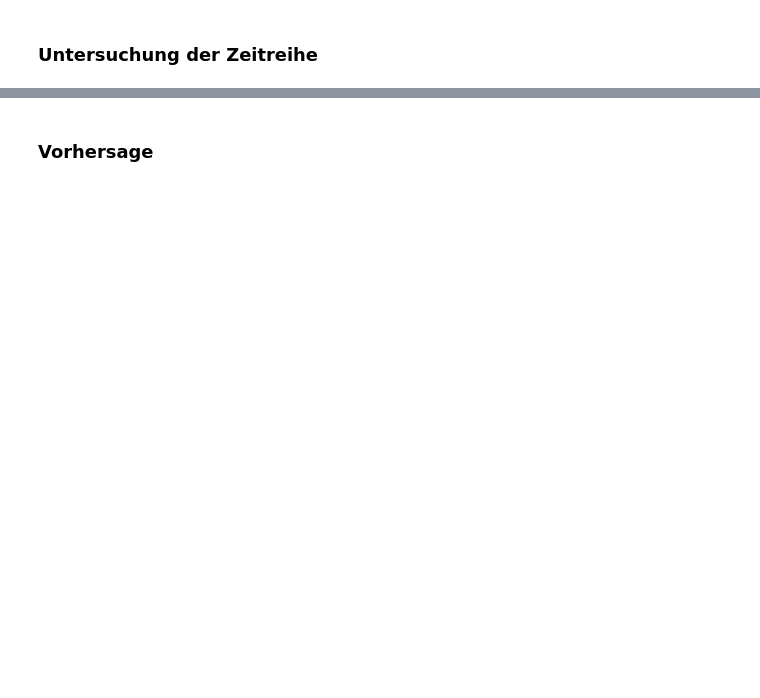
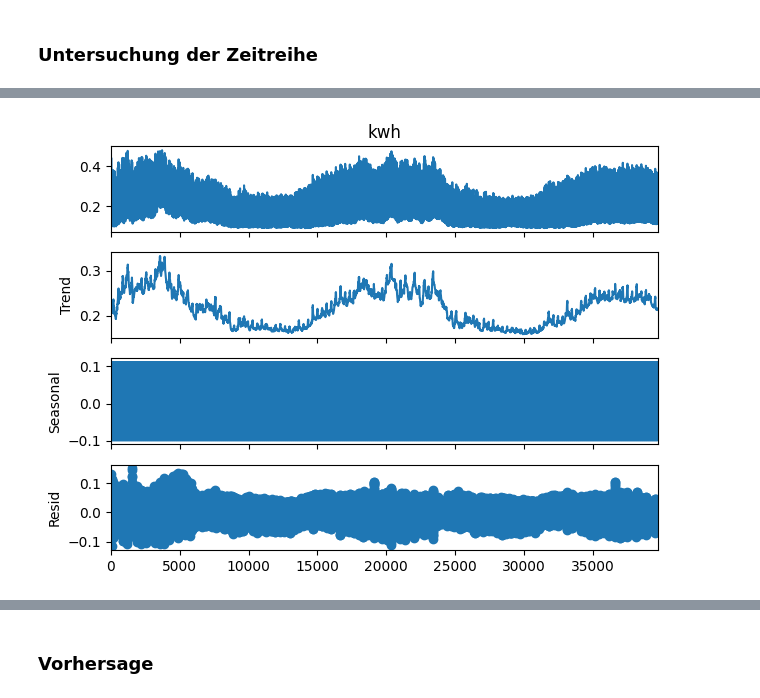
Before and after one commit to vasv1011/semester-3-projekte, a Jupyter notebook: Abgabe 1/analyse.ipynb, the cells around one changed output, grey strips where cells are left out. Cells and saved outputs as stored; diff of their text form; code cells hidden in the pictures; blank space fills up the shorter version.

```diff
--- a/Abgabe 1/analyse.ipynb
+++ b/Abgabe 1/analyse.ipynb
@@ -129,12 +195,14 @@ _ = decomposition.plot()
 # %%
-# from statsmodels.tsa.seasonal import seasonal_decompose
+from statsmodels.tsa.seasonal import seasonal_decompose
 
-# decomposition = seasonal_decompose(
-#     df["kwh"],
-#     model="additive",
-#     period=48
-# )
-# _ = decomposition.plot()
+decomposition = seasonal_decompose(
+    df["kwh"],
+    model="additive",
+    period=48
+)
+_ = decomposition.plot()
+# %% [output]
+[figure, added]
 # %%
 trend = decomposition.trend
 seasonal = decomposition.seasonal
```
Also changed, not shown: parts of 13 cells of this notebook.
